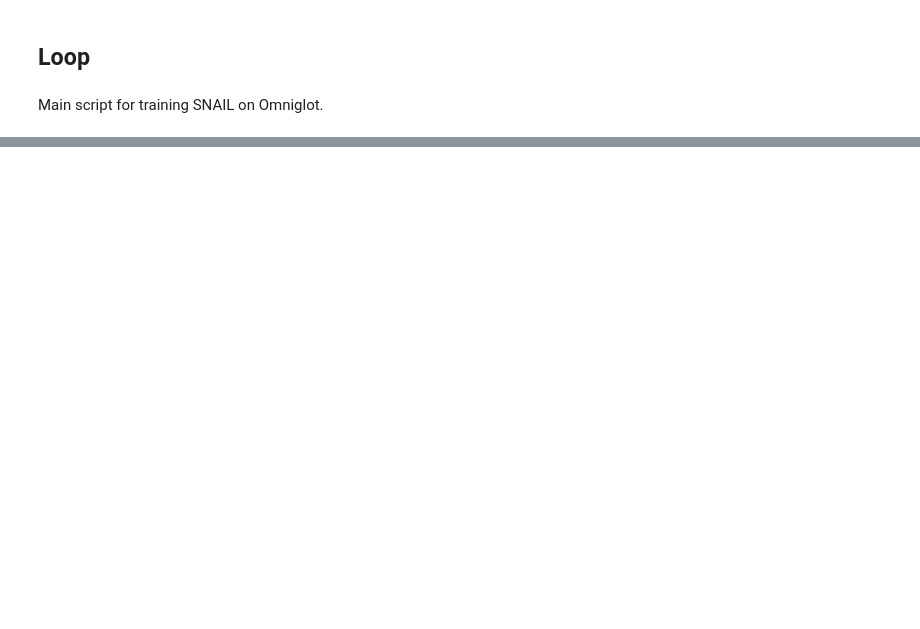
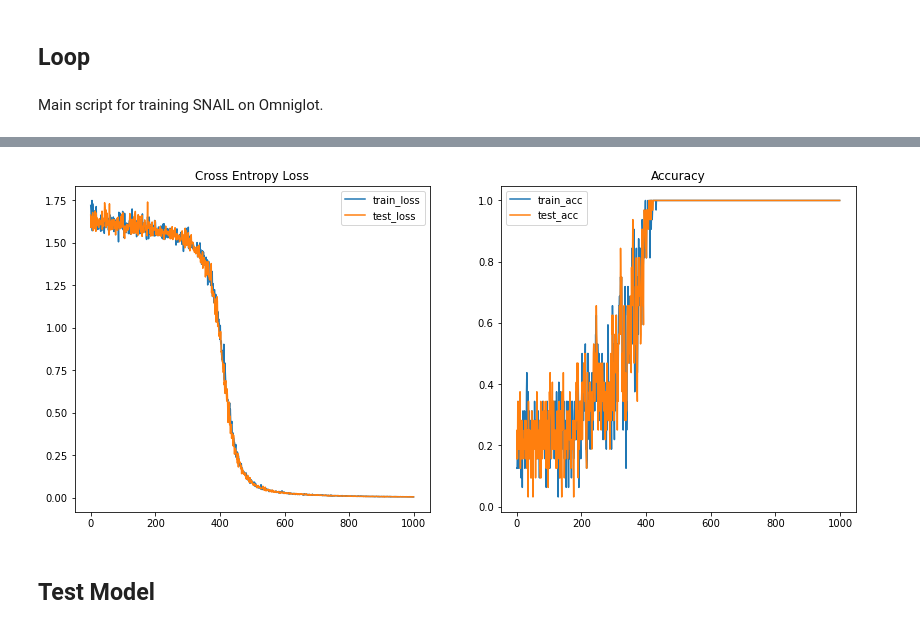
Before and after one commit to seungjaeryanlee/meta-learning-book, a Jupyter notebook: SNAIL-eambutu.ipynb, the cells around one changed output, grey strips where cells are left out. Saved outputs shown, nothing was run; the diff lists cells and outputs as text; code cells hidden in the pictures; blank space fills up the shorter version.

Commit message:
Unify training and validation loops

```diff
--- a/SNAIL-eambutu.ipynb
+++ b/SNAIL-eambutu.ipynb
@@ -254,8 +254,7 @@ def process_torchmeta_batch(batch, NUM_CLS, NUM_SAMPLES):
 NUM_CLS = 5     # N-way
 NUM_SAMPLES = 1 # K-shot
 # %%
-N_TRAIN_EPISODES = 100
-N_VAL_EPISODES = 100
+N_TRAIN_EPISODES = 1000
 N_TEST_EPISODES = 100
 
 TRAIN_BATCH_SIZE = 32
@@ -285,7 +301,7 @@ def train_one_episode(model, optimizer, batch, NUM_CLS, NUM_SAMPLES):
 
     return loss.item(), acc
 # %%
-def test_one_episode(model, optimizer, batch, NUM_CLS, NUM_SAMPLES):
+def test_one_episode(model, batch, NUM_CLS, NUM_SAMPLES):
     input_images, input_onehot_labels, target_labels = process_torchmeta_batch(batch, NUM_CLS, NUM_SAMPLES)
     predicted_labels = model(input_images, input_onehot_labels)[:, -1, :]
     loss = F.cross_entropy(predicted_labels, target_labels)
@@ -346,0 +315,23 @@ def train(model, optimizer, train_dataloader, val_dataloader):
+# %%
+print("| EPISODE |   META-TRAIN    |    META-VAL     | ELAPSED |")
+print("|         | LOSS   |  ACC   |  LOSS  |  ACC   |         |")
+train_start_time = time.time()
+train_loss_per_ep, train_acc_per_ep = [], []
+val_loss_per_ep, val_acc_per_ep = [], []
+for episode_i, (train_batch, val_batch) in enumerate(zip(train_dataloader, val_dataloader)):
+    if episode_i >= N_TRAIN_EPISODES: break
+
+    # Training phase
+    model.train()
+    train_loss, train_acc = train_one_episode(model, optimizer, train_batch, NUM_CLS, NUM_SAMPLES)
+    train_loss_per_ep.append(train_loss)
+    train_acc_per_ep.append(train_acc)
+
+    # Validation phase
+    model.eval()
+    val_loss, val_acc = test_one_episode(model, val_batch, NUM_CLS, NUM_SAMPLES)
+    val_loss_per_ep.append(val_loss)
+    val_acc_per_ep.append(val_acc)
+
+    if episode_i % 50 == 0:
+        print(f"| {episode_i:7d} | {train_loss:.4f} | {train_acc:.4f} | {val_loss:.4f} | {val_acc:.4f} | {int(time.time() - train_start_time): 6d}s |")
@@ -347 +356,19 @@ def train(model, optimizer, train_dataloader, val_dataloader):
+# %%
+fig, axs = plt.subplots(1, 2, figsize=(14, 6))
+
+axs[0].plot(train_loss_per_ep, label="train_loss")
+axs[0].plot(val_loss_per_ep, label="test_loss")
+axs[0].set_title("Cross Entropy Loss")
+axs[0].legend()
+
+axs[1].plot(train_acc_per_ep, label="train_acc")
+axs[1].plot(val_acc_per_ep, label="test_acc")
+axs[1].set_title("Accuracy")
+axs[1].legend()
+
+fig.show()
+# %% [output]
+[figure, added]
+# %% [markdown]
+## Test Model
 # %%
```
Also changed, not shown: parts of 19 cells of this notebook, 1 other file.
